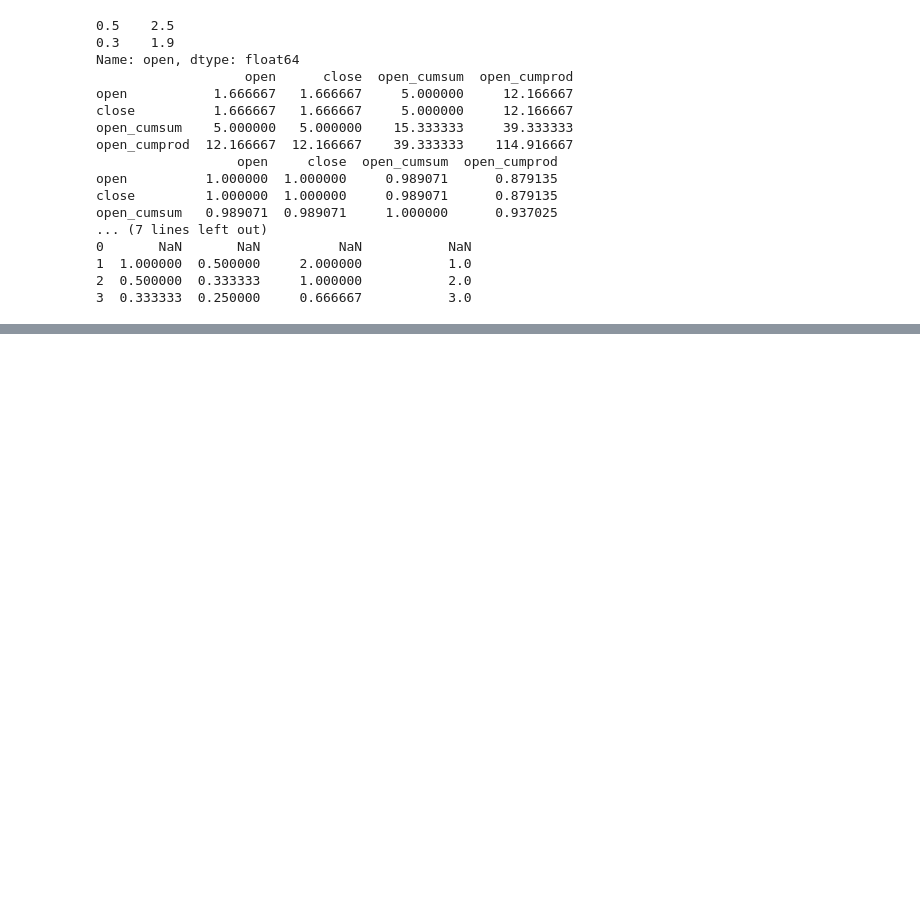
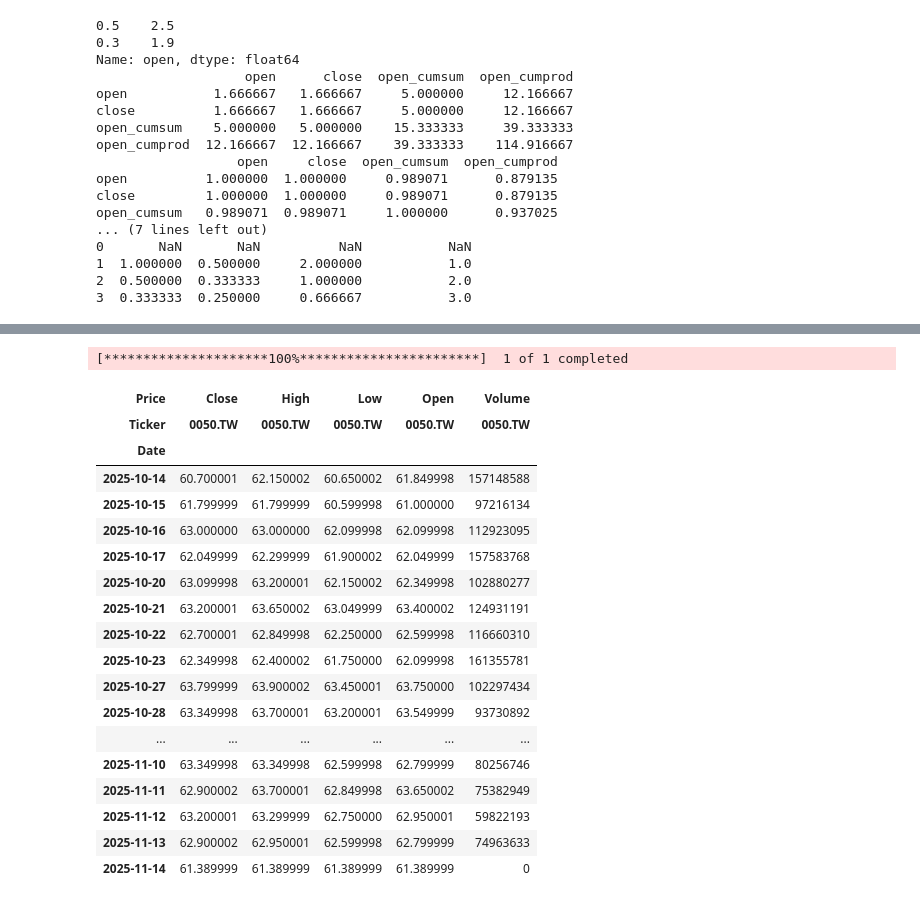
Before and after one commit to tailei124500/data_project_course, a Jupyter notebook: Untitled-1.ipynb, the cells around one changed output, grey strips where cells are left out. Cells and saved outputs as stored; diff of their text form; code cells hidden in the pictures; blank space fills up the shorter version.

```diff
--- a/Untitled-1.ipynb
+++ b/Untitled-1.ipynb
@@ -221,0 +436,24 @@ print(df.loc[2, "open_cumsum"])
+# %%
+df = yf.download("0050.TW")
+df
+# %% [output]
+[*********************100%***********************]  1 of 1 completed
+| Price | Close | High | Low | Open | Volume |
+| Ticker | 0050.TW | 0050.TW | 0050.TW | 0050.TW | 0050.TW |
+| Date |  |  |  |  |  |
+| 2025-10-14 | 60.700001 | 62.150002 | 60.650002 | 61.849998 | 157148588 |
+| 2025-10-15 | 61.799999 | 61.799999 | 60.599998 | 61.000000 | 97216134 |
+| 2025-10-16 | 63.000000 | 63.000000 | 62.099998 | 62.099998 | 112923095 |
+| 2025-10-17 | 62.049999 | 62.299999 | 61.900002 | 62.049999 | 157583768 |
+| 2025-10-20 | 63.099998 | 63.200001 | 62.150002 | 62.349998 | 102880277 |
+| 2025-10-21 | 63.200001 | 63.650002 | 63.049999 | 63.400002 | 124931191 |
+| 2025-10-22 | 62.700001 | 62.849998 | 62.250000 | 62.599998 | 116660310 |
+| 2025-10-23 | 62.349998 | 62.400002 | 61.750000 | 62.099998 | 161355781 |
+| 2025-10-27 | 63.799999 | 63.900002 | 63.450001 | 63.750000 | 102297434 |
+| 2025-10-28 | 63.349998 | 63.700001 | 63.200001 | 63.549999 | 93730892 |
+| ... | ... | ... | ... | ... | ... |
+| 2025-11-10 | 63.349998 | 63.349998 | 62.599998 | 62.799999 | 80256746 |
+| 2025-11-11 | 62.900002 | 63.700001 | 62.849998 | 63.650002 | 75382949 |
+| 2025-11-12 | 63.200001 | 63.299999 | 62.750000 | 62.950001 | 59822193 |
+| 2025-11-13 | 62.900002 | 62.950001 | 62.599998 | 62.799999 | 74963633 |
+| 2025-11-14 | 61.389999 | 61.389999 | 61.389999 | 61.389999 | 0 |
```
Also changed, not shown: parts of 14 cells of this notebook, 1 other file.
